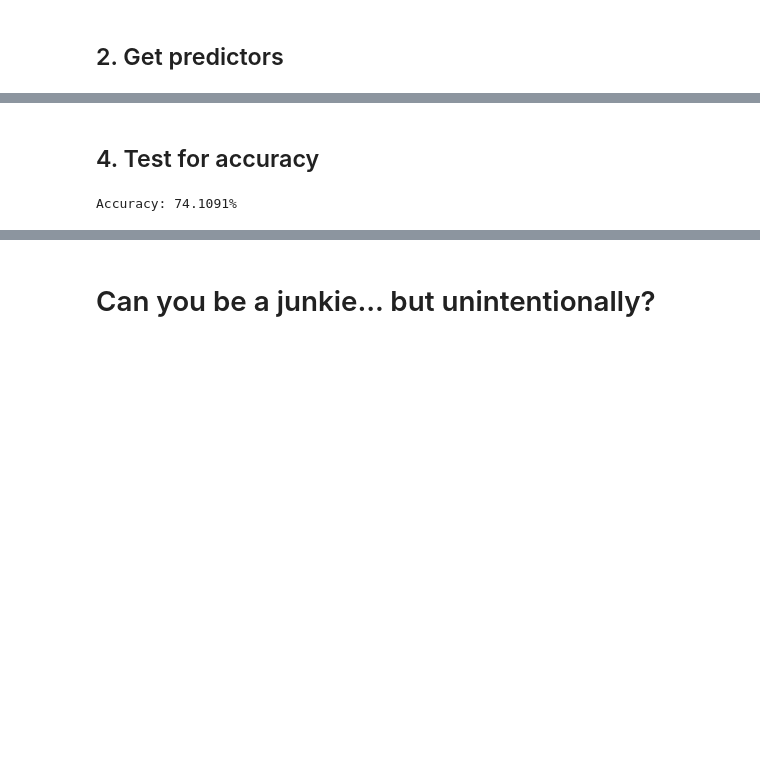
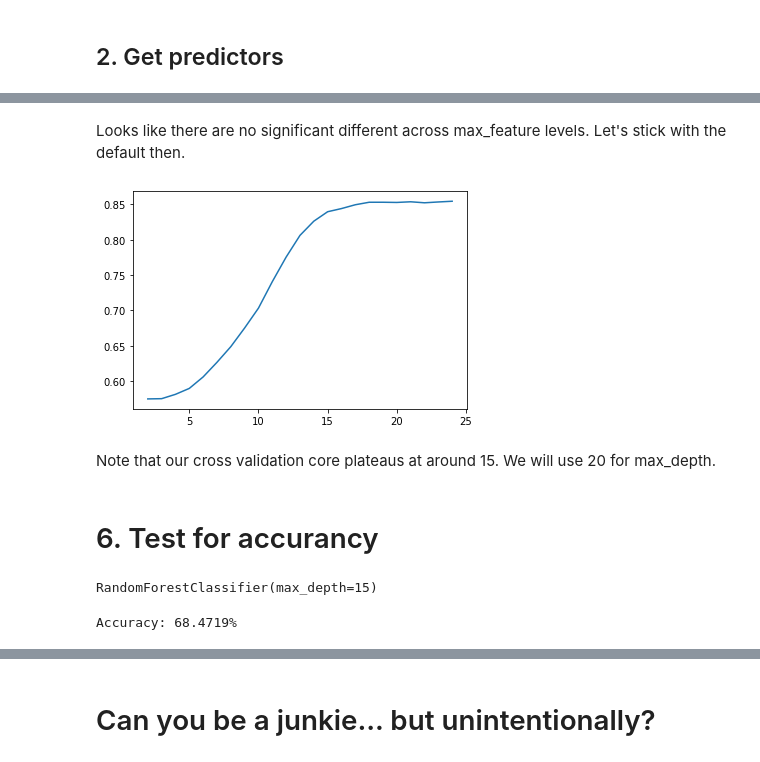
Before and after one commit to percy-xu/DataFest, a Jupyter notebook: notebook.ipynb, the cells around one changed output, grey strips where cells are left out. Cells and saved outputs as stored; diff of their text form; code cells hidden in the pictures; blank space fills up the shorter version.

```diff
--- a/notebook.ipynb
+++ b/notebook.ipynb
@@ -200,4 +197,0 @@ X_train, X_test, y_train, y_test = train_test_split(X, y, test_size=0.33, random
-# %%
-# run KNN
-neigh = KNeighborsClassifier(n_neighbors=3)
-neigh.fit(X_train, y_train)
@@ -205,0 +226,2 @@ KNeighborsClassifier(n_neighbors=3)
+# %%
+X_train, y_train = up_sample(divide_train(X_train, y_train))
@@ -205,0 +243,7 @@ KNeighborsClassifier(n_neighbors=3)
+# %%
+def get_cv_score(X_train, y_train, max_features='auto', max_depth=None, cv_fold=10):
+    y_train = list(y_train)
+    rfc = RandomForestClassifier(max_features=max_features, max_depth=max_depth)
+    rfc.fit(X_train, y_train)
+    cv_score = cross_val_score(rfc, X_train, y_train, scoring='f1' ,cv=cv_fold).mean()
+    return cv_score
@@ -206,6 +265,27 @@ KNeighborsClassifier(n_neighbors=3)
+# %% [markdown]
+Looks like there are no significant different across max_feature levels. Let's stick with the default then.
+# %%
+def locate_optimal_max_depth(X_train, y_train):
+    max_depth = np.arange(2, 25)
+    cv_scores = []
+    for i in max_depth:
+        cv_scores.append(get_cv_score(X_train, y_train, max_depth=i))
+    sns.lineplot(max_depth, cv_scores)
+# %%
+locate_optimal_max_depth(X_train, y_train)
+# %% [output]
+[figure, added]
+# %% [markdown]
+Note that our cross validation core plateaus at around 15. We will use 20 for max_depth.
 # %% [markdown]
-## 4. Test for accuracy
+# 6. Test for accurancy
+# %%
+rfc = RandomForestClassifier(max_features='auto', max_depth=15)
+rfc.fit(X_train, list(y_train))
+# %% [output]
+RandomForestClassifier(max_depth=15)
 # %%
-print(f'Accuracy: {round(sum(y_test == neigh.predict(X_test))/len(X_test)*100, 4)}%')
+X_pred = rfc.predict(X_test)
+print(f'Accuracy: {round(sum(y_test == X_pred)/len(X_test)*100, 4)}%')
 # %% [output]
-Accuracy: 74.1091%
+Accuracy: 68.4719%
```
Also changed, not shown: parts of 27 cells of this notebook.
